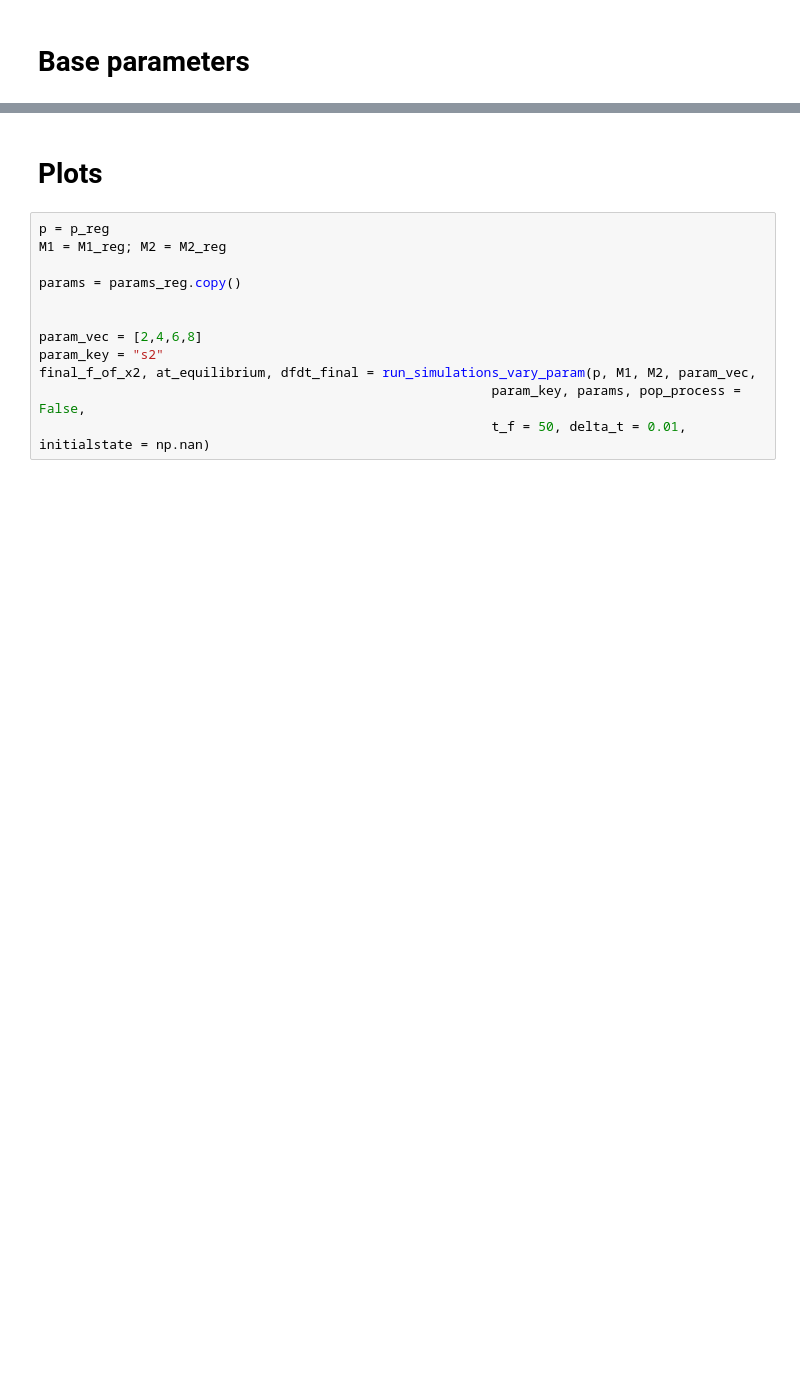
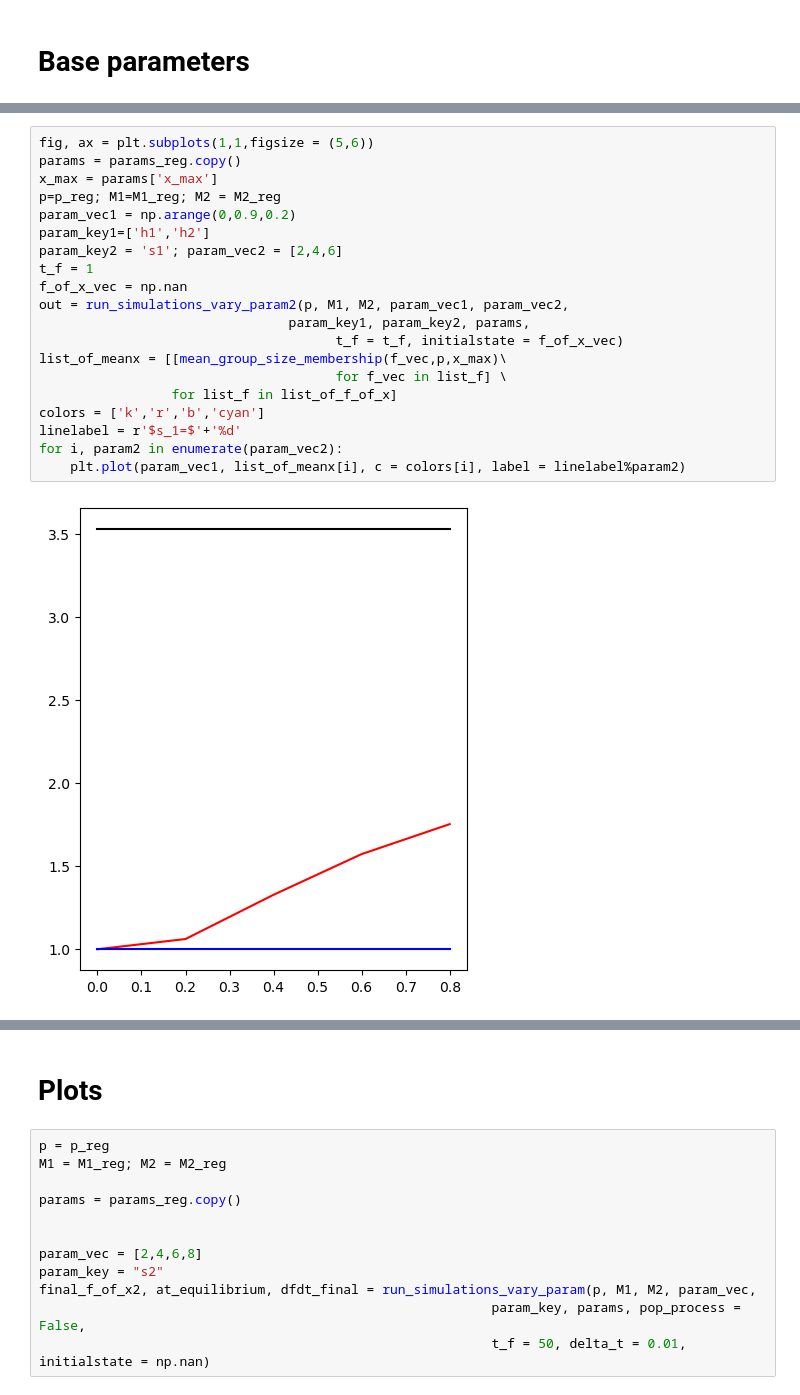
Before and after one commit to taliaborofsky/AdaptiveDynamics_CH_RS, a Jupyter notebook: Group_Formation.ipynb, the cells around one changed output, grey strips where cells are left out. Saved outputs shown, nothing was run; the diff lists cells and outputs as text; blank space fills up the shorter version.

```diff
--- a/Group_Formation.ipynb
+++ b/Group_Formation.ipynb
@@ -276 +288,23 @@ params_reg = dict(b1=1,b2=0.1,a1 = 1, a2 = 1, h1 = h_reg,h2 = h_reg, α1_of_1 =
+# %%
+fig, ax = plt.subplots(1,1,figsize = (5,6))
+params = params_reg.copy()
+x_max = params['x_max']
+p=p_reg; M1=M1_reg; M2 = M2_reg
+param_vec1 = np.arange(0,0.9,0.2)
+param_key1=['h1','h2']
+param_key2 = 's1'; param_vec2 = [2,4,6]
+t_f = 1
+f_of_x_vec = np.nan
+out = run_simulations_vary_param2(p, M1, M2, param_vec1, param_vec2,
+                                param_key1, param_key2, params,
+                                      t_f = t_f, initialstate = f_of_x_vec)
+list_of_meanx = [[mean_group_size_membership(f_vec,p,x_max)\
+                                      for f_vec in list_f] \
+                 for list_f in list_of_f_of_x]
+colors = ['k','r','b','cyan']
+linelabel = r'$s_1=$'+'%d'
+for i, param2 in enumerate(param_vec2):
+    plt.plot(param_vec1, list_of_meanx[i], c = colors[i], label = linelabel%param2)
+# %% [output]
+[figure, added]
 # %%
```
Also changed, not shown: parts of 6 cells of this notebook, 9 other files.
